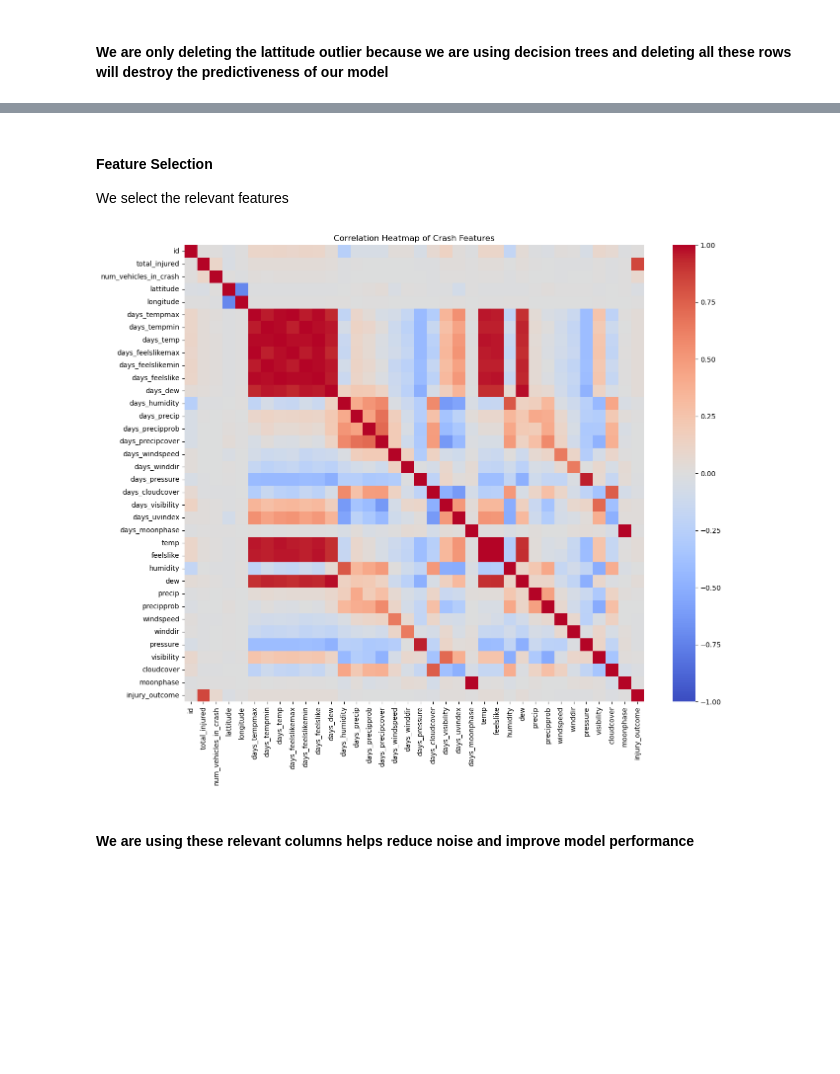
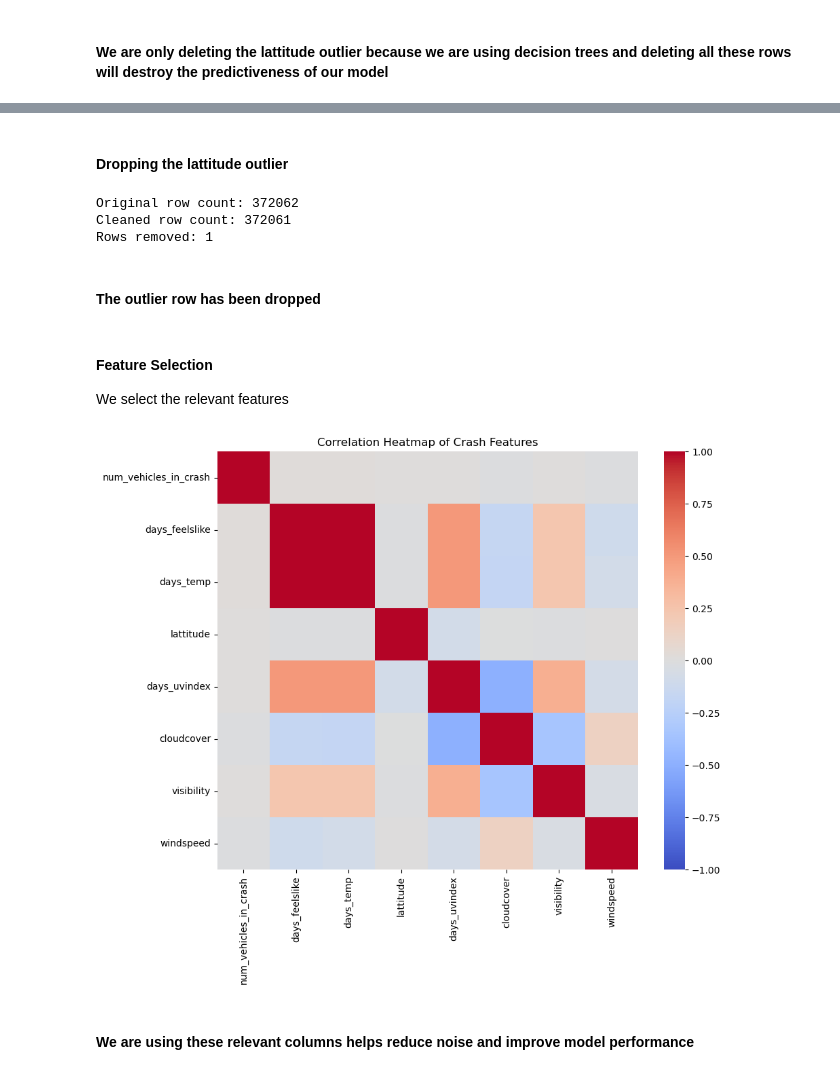
Before and after one commit to Grace-Neema-bit/Chicago-Traffic-Crash-Prediction-and-Analysis, a Jupyter notebook: project.ipynb, the cells around one changed output, grey strips where cells are left out. Saved outputs shown, nothing was run; the diff lists cells and outputs as text; code cells hidden in the pictures; blank space fills up the shorter version.

Commit message:
Correlation heatmap for model features

```diff
--- a/project.ipynb
+++ b/project.ipynb
@@ -273,22 +264,46 @@ plt.show()
+# %% [markdown]
+#### Dropping the lattitude outlier
+# %%
+# 1. Define the "Normal" bounds for Chicago
+# Chicago latitude is approximately between 41.6 and 42.1
+min_lat = 41.0
+max_lat = 43.0
+
+# 2. Keep ONLY the rows that are inside these bounds
+df_clean = df[(df['lattitude'] >= min_lat) & (df['lattitude'] <= max_lat)].copy()
+
+# 3. Check how many rows were dropped
+rows_dropped = len(df) - len(df_clean)
+print(f"Original row count: {len(df)}")
+print(f"Cleaned row count: {len(df_clean)}")
+print(f"Rows removed: {rows_dropped}")
+
+# Now, use df_clean for all your future modeling!
+# %% [output]
+Original row count: 372062
+Cleaned row count: 372061
+Rows removed: 1
+# %% [markdown]
+#### The outlier row has been dropped
 # %% [markdown]
 #### Feature Selection
 We select the relevant features
 # %%
 # 1. Calculate the correlation matrix
 # 'numeric_only=True' ensures we don't try to calculate correlation on text columns
-corr_matrix = df.corr(numeric_only=True)
+corr_matrix = df[model_features].corr()
 
 # 2. Set up the figure size so it's readable
-plt.figure(figsize=(15, 12))
+plt.figure(figsize=(10, 8))
 
 # 3. Create the heatmap
 # annot=False keeps it clean; 'coolwarm' shows negative (blue) and positive (red) correlations
 sns.heatmap(corr_matrix, annot=False, cmap='coolwarm', vmin=-1, vmax=1)
 
 plt.title("Correlation Heatmap of Crash Features")
 plt.show()
 # %% [output]
-[figure, old version]
+[figure, new version]
 # %% [markdown]
 #### We are using these relevant columns helps reduce noise and improve model performance
 # %%
```
Also changed, not shown: parts of 2 cells of this notebook.
